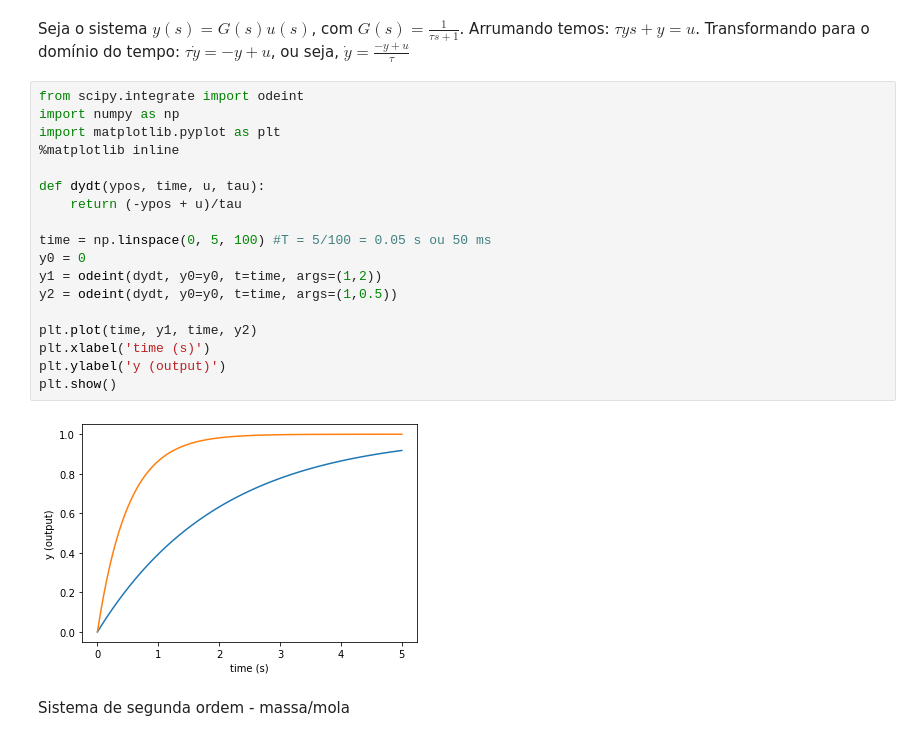
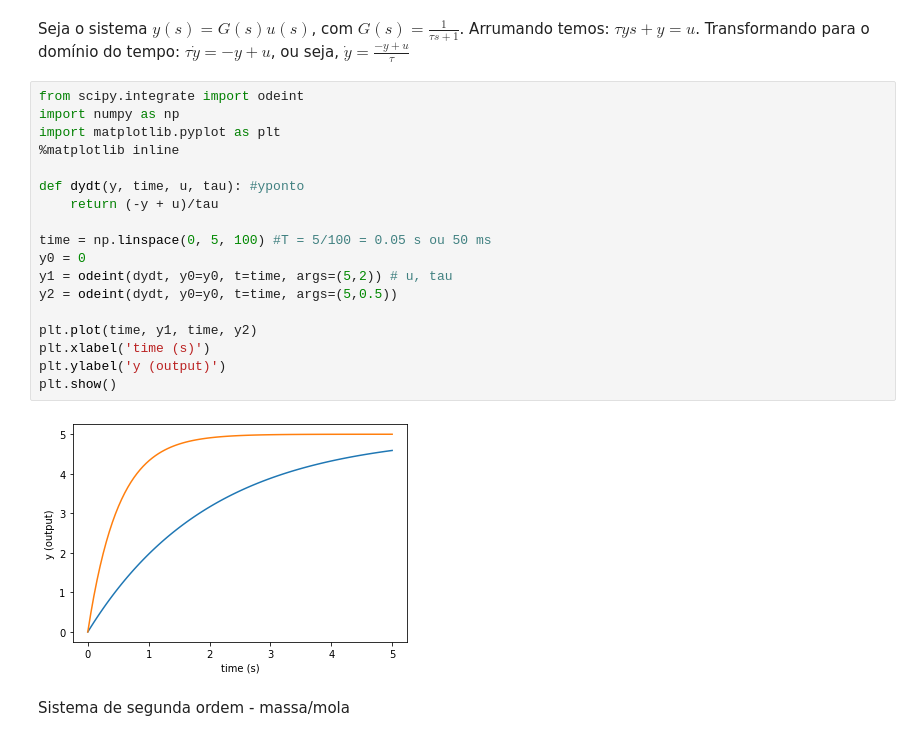
Before and after one commit to josenalde/embeddedsystems, a Jupyter notebook: src/simul1.ipynb, the cells around one changed output. Saved outputs shown, nothing was run; the diff lists cells and outputs as text.

```diff
--- a/src/simul1.ipynb
+++ b/src/simul1.ipynb
@@ -4,23 +4,23 @@ $\tau y s + y = u$. Transformando para o domínio do tempo: $\tau \dot{y} = - y
 # %%
 from scipy.integrate import odeint
 import numpy as np
 import matplotlib.pyplot as plt
 %matplotlib inline
 
-def dydt(ypos, time, u, tau):
-    return (-ypos + u)/tau
+def dydt(y, time, u, tau): #yponto
+    return (-y + u)/tau
 
 time = np.linspace(0, 5, 100) #T = 5/100 = 0.05 s ou 50 ms
 y0 = 0
-y1 = odeint(dydt, y0=y0, t=time, args=(1,2))
-y2 = odeint(dydt, y0=y0, t=time, args=(1,0.5))
+y1 = odeint(dydt, y0=y0, t=time, args=(5,2)) # u, tau
+y2 = odeint(dydt, y0=y0, t=time, args=(5,0.5))
 
 plt.plot(time, y1, time, y2)
 plt.xlabel('time (s)')
 plt.ylabel('y (output)')
 plt.show()
 # %% [output]
-[figure, old version]
+[figure, new version]
 # %% [markdown]
 Sistema de segunda ordem - massa/mola
 # %%
```
Also changed, not shown: parts of 3 cells of this notebook.
